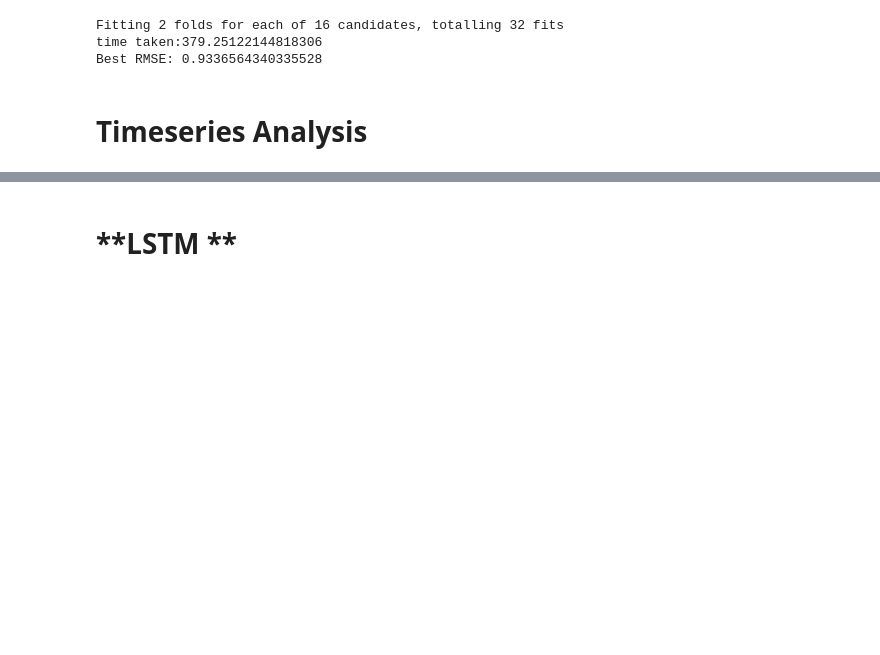
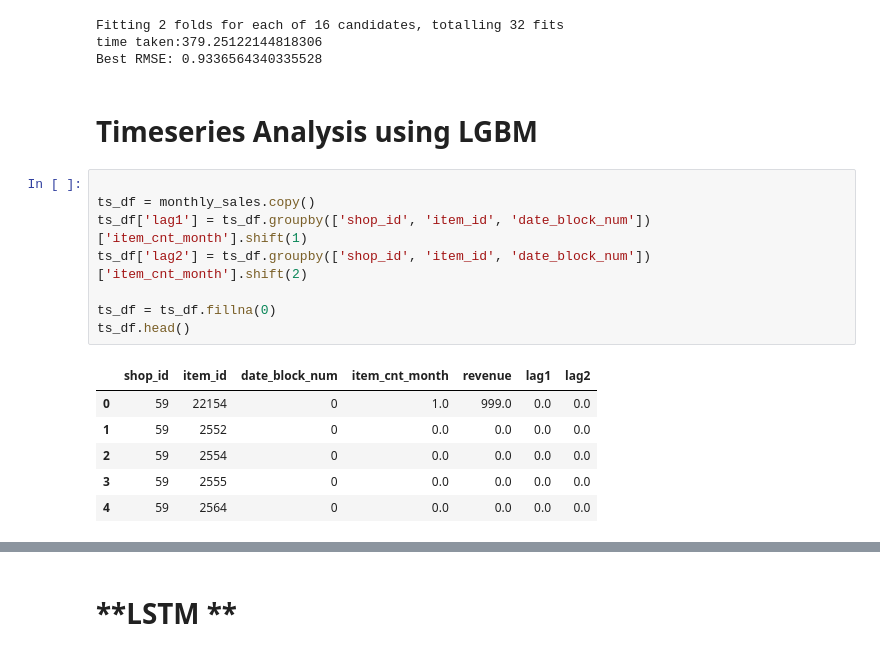
Before and after one commit to chandtr/CapstoneProject, a Jupyter notebook: SalesPrediction.ipynb, the cells around one changed output, grey strips where cells are left out. Drawn from its saved outputs; the diff is of its cells as text; blank space fills up the shorter version.

```diff
--- a/SalesPrediction.ipynb
+++ b/SalesPrediction.ipynb
@@ -676,4 +677,19 @@ Fitting 2 folds for each of 16 candidates, totalling 32 fits
 time taken:379.25122144818306
 Best RMSE: 0.9336564340335528
 # %% [markdown]
-# **Timeseries Analysis**
+# **Timeseries Analysis using LGBM**
+# %%
+
+ts_df = monthly_sales.copy()
+ts_df['lag1'] = ts_df.groupby(['shop_id', 'item_id', 'date_block_num'])['item_cnt_month'].shift(1)
+ts_df['lag2'] = ts_df.groupby(['shop_id', 'item_id', 'date_block_num'])['item_cnt_month'].shift(2)
+
+ts_df = ts_df.fillna(0)
+ts_df.head()
+# %% [output]
+|  | shop_id | item_id | date_block_num | item_cnt_month | revenue | lag1 | lag2 |
+| 0 | 59 | 22154 | 0 | 1.0 | 999.0 | 0.0 | 0.0 |
+| 1 | 59 | 2552 | 0 | 0.0 | 0.0 | 0.0 | 0.0 |
+| 2 | 59 | 2554 | 0 | 0.0 | 0.0 | 0.0 | 0.0 |
+| 3 | 59 | 2555 | 0 | 0.0 | 0.0 | 0.0 | 0.0 |
+| 4 | 59 | 2564 | 0 | 0.0 | 0.0 | 0.0 | 0.0 |
```
Also changed, not shown: parts of 9 cells of this notebook.
